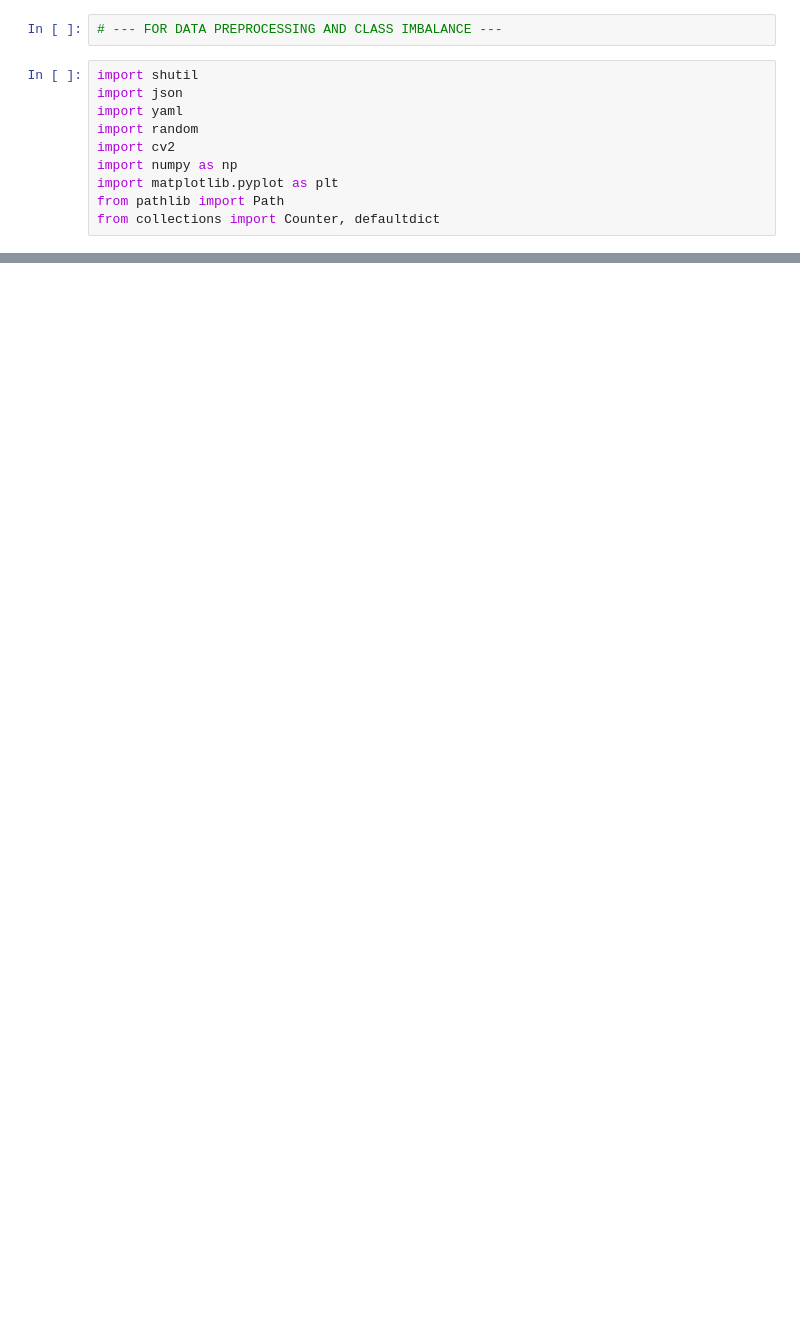
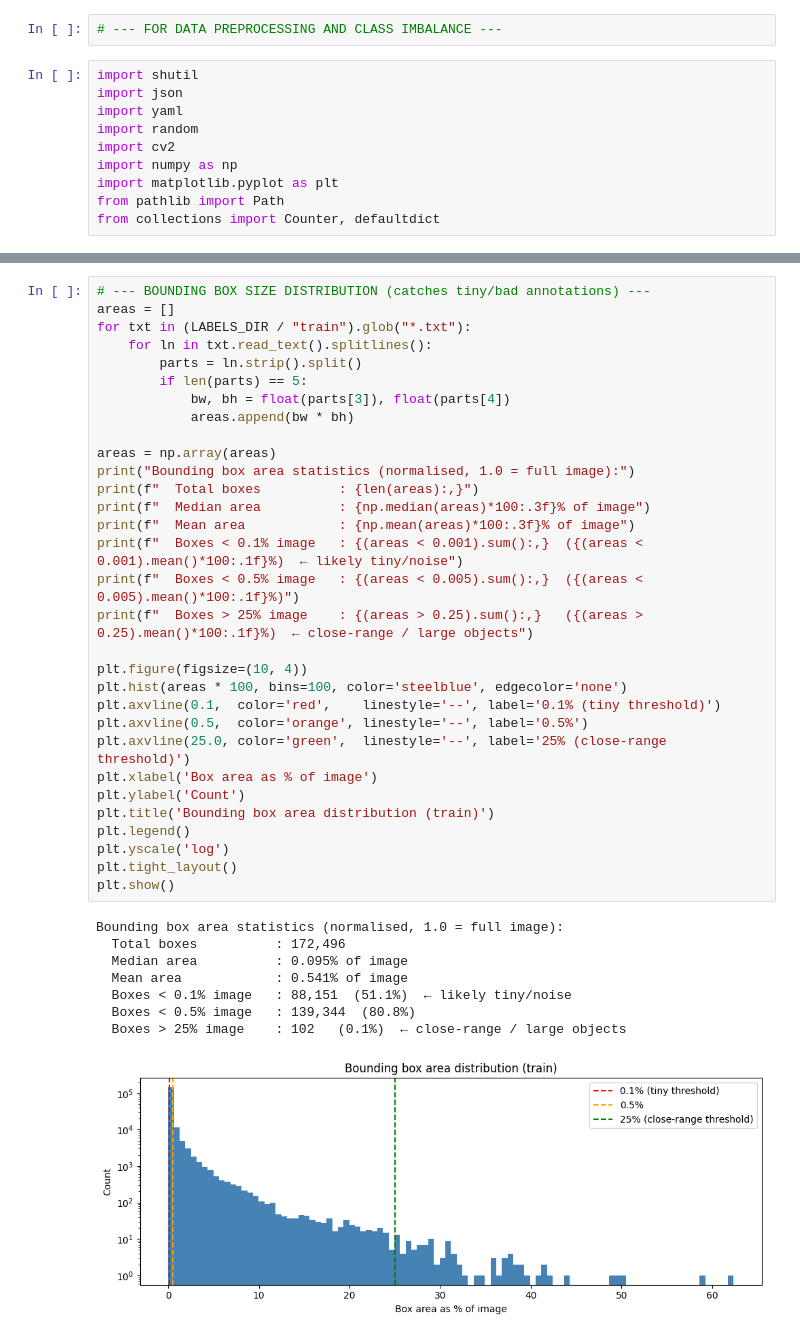
Before and after one commit to Coolguy4123/CPP_AVL_ObjDet, a Jupyter notebook: notebooks/data_process.ipynb, the cells around one changed output, grey strips where cells are left out. Cells and saved outputs as stored; diff of their text form; blank space fills up the shorter version.

```diff
--- a/notebooks/data_process.ipynb
+++ b/notebooks/data_process.ipynb
@@ -276 +351,41 @@ Top classes by instances:
+# %%
+# --- BOUNDING BOX SIZE DISTRIBUTION (catches tiny/bad annotations) ---
+areas = []
+for txt in (LABELS_DIR / "train").glob("*.txt"):
+    for ln in txt.read_text().splitlines():
+        parts = ln.strip().split()
+        if len(parts) == 5:
+            bw, bh = float(parts[3]), float(parts[4])
+            areas.append(bw * bh)
+
+areas = np.array(areas)
+print("Bounding box area statistics (normalised, 1.0 = full image):")
+print(f"  Total boxes          : {len(areas):,}")
+print(f"  Median area          : {np.median(areas)*100:.3f}% of image")
+print(f"  Mean area            : {np.mean(areas)*100:.3f}% of image")
+print(f"  Boxes < 0.1% image   : {(areas < 0.001).sum():,}  ({(areas < 0.001).mean()*100:.1f}%)  ← likely tiny/noise")
+print(f"  Boxes < 0.5% image   : {(areas < 0.005).sum():,}  ({(areas < 0.005).mean()*100:.1f}%)")
+print(f"  Boxes > 25% image    : {(areas > 0.25).sum():,}   ({(areas > 0.25).mean()*100:.1f}%)  ← close-range / large objects")
+
+plt.figure(figsize=(10, 4))
+plt.hist(areas * 100, bins=100, color='steelblue', edgecolor='none')
+plt.axvline(0.1,  color='red',    linestyle='--', label='0.1% (tiny threshold)')
+plt.axvline(0.5,  color='orange', linestyle='--', label='0.5%')
+plt.axvline(25.0, color='green',  linestyle='--', label='25% (close-range threshold)')
+plt.xlabel('Box area as % of image')
+plt.ylabel('Count')
+plt.title('Bounding box area distribution (train)')
+plt.legend()
+plt.yscale('log')
+plt.tight_layout()
+plt.show()
+# %% [output]
+Bounding box area statistics (normalised, 1.0 = full image):
+  Total boxes          : 172,496
+  Median area          : 0.095% of image
+  Mean area            : 0.541% of image
+  Boxes < 0.1% image   : 88,151  (51.1%)  ← likely tiny/noise
+  Boxes < 0.5% image   : 139,344  (80.8%)
+  Boxes > 25% image    : 102   (0.1%)  ← close-range / large objects
+[figure, added]
 # %%
```
Also changed, not shown: parts of 8 cells of this notebook, 2 other files.
